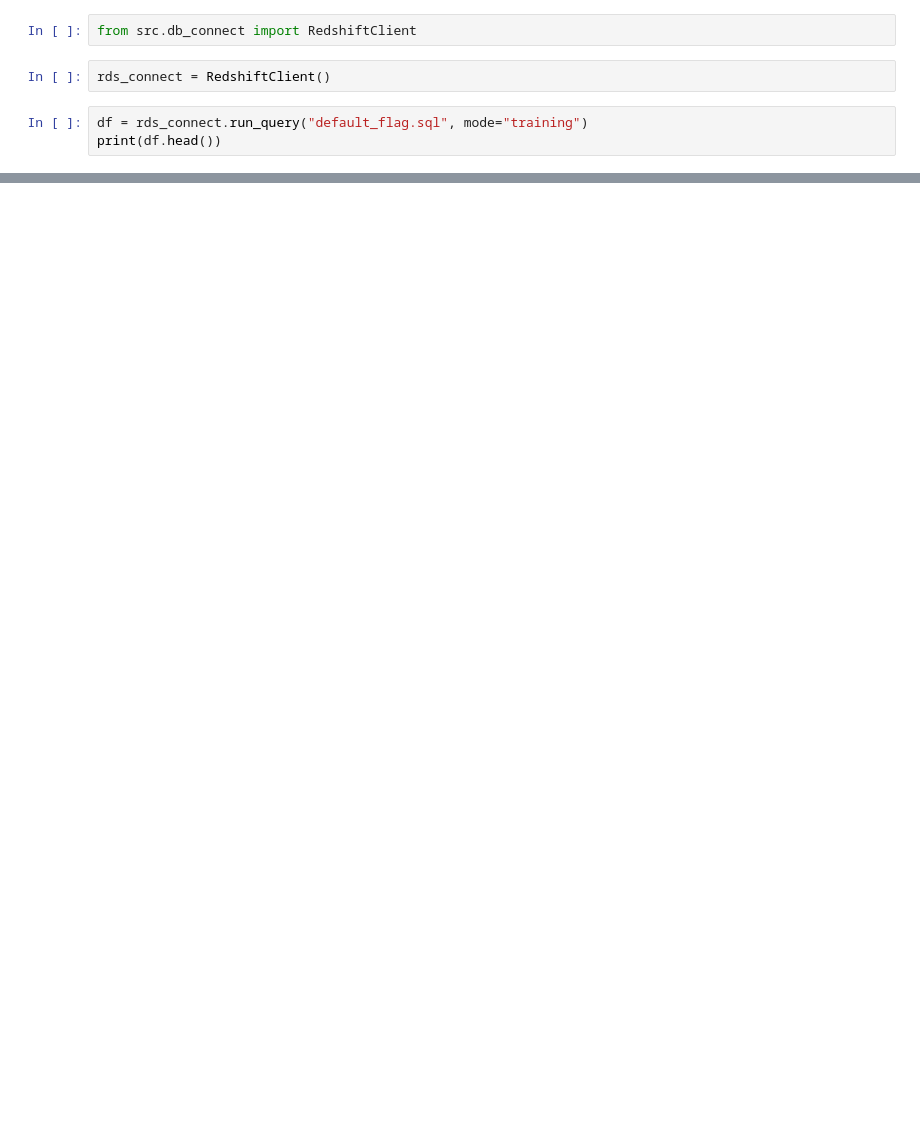
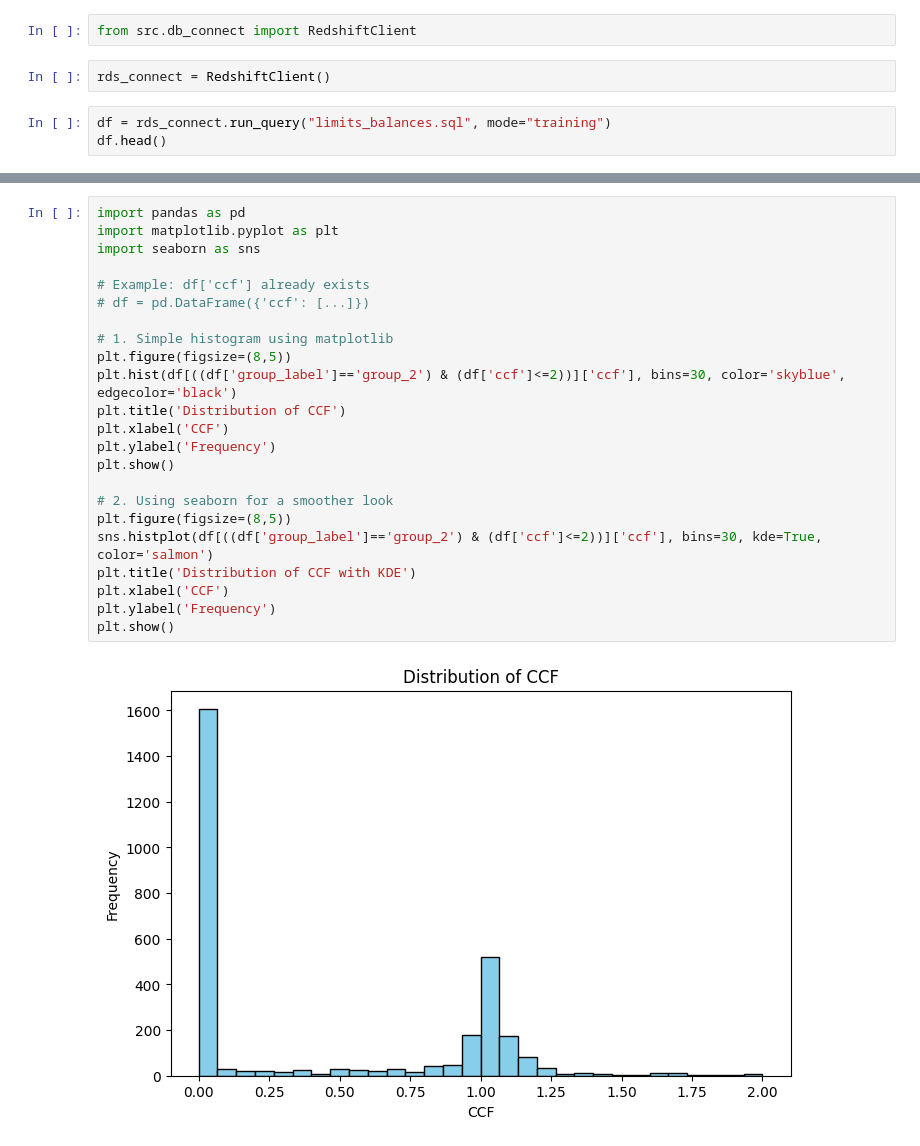
Before and after one commit to ilyakatliaroun26/CCF, a Jupyter notebook: test.ipynb, the cells around one changed output, grey strips where cells are left out. Cells and saved outputs as stored; diff of their text form; blank space fills up the shorter version.

```diff
--- a/test.ipynb
+++ b/test.ipynb
@@ -3,6 +6,6 @@ from src.db_connect import RedshiftClient
 # %%
 rds_connect = RedshiftClient()
 # %%
-df = rds_connect.run_query("default_flag.sql", mode="training")
-print(df.head())
+df = rds_connect.run_query("limits_balances.sql", mode="training")
+df.head()
 # %% [output]
@@ -25,0 +32,25 @@ print(df.head())
+# %%
+import pandas as pd
+import matplotlib.pyplot as plt
+import seaborn as sns
+
+# Example: df['ccf'] already exists
+# df = pd.DataFrame({'ccf': [...]})
+
+# 1. Simple histogram using matplotlib
+plt.figure(figsize=(8,5))
+plt.hist(df[((df['group_label']=='group_2') & (df['ccf']<=2))]['ccf'], bins=30, color='skyblue', edgecolor='black')
+plt.title('Distribution of CCF')
+plt.xlabel('CCF')
+plt.ylabel('Frequency')
+plt.show()
+
+# 2. Using seaborn for a smoother look
+plt.figure(figsize=(8,5))
+sns.histplot(df[((df['group_label']=='group_2') & (df['ccf']<=2))]['ccf'], bins=30, kde=True, color='salmon')
+plt.title('Distribution of CCF with KDE')
+plt.xlabel('CCF')
+plt.ylabel('Frequency')
+plt.show()
+# %% [output]
+[figure, added]
```
Also changed, not shown: parts of 37 cells of this notebook.
